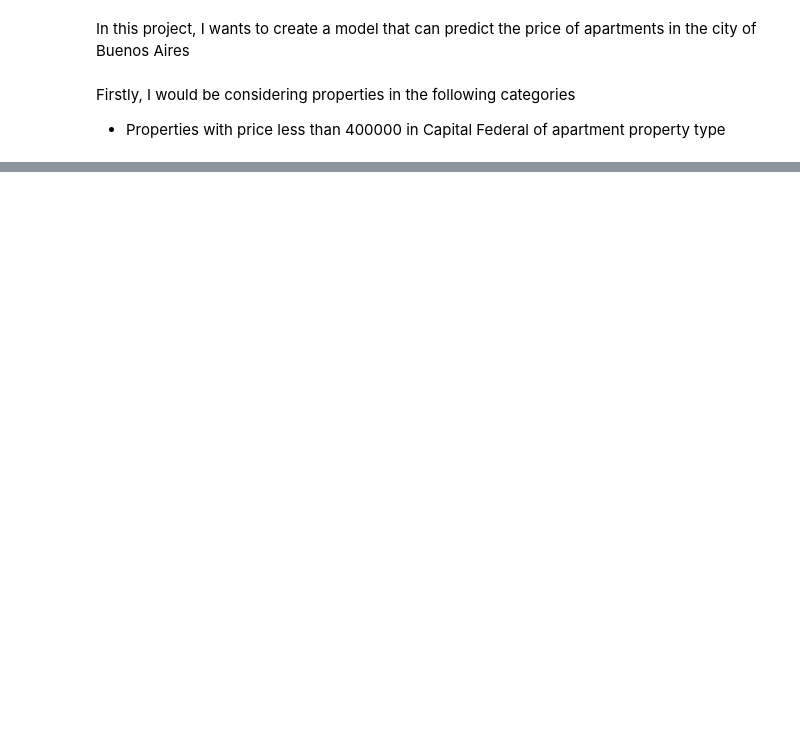
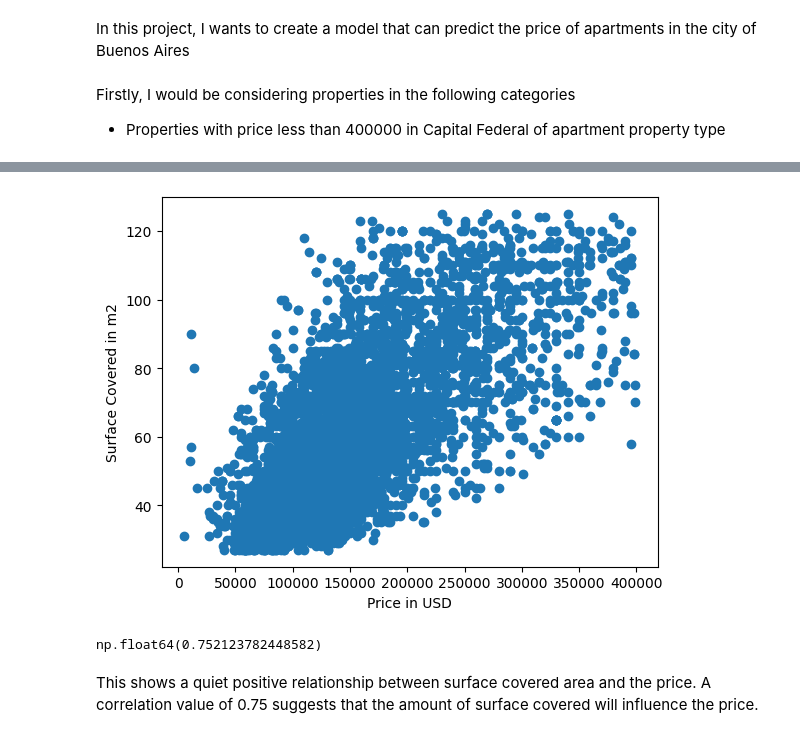
Before and after one commit to OkokoJnr/predicting-apartment-price, a Jupyter notebook: main.ipynb, the cells around one changed output, grey strips where cells are left out. Drawn from its saved outputs; the diff is of its cells as text; code cells hidden in the pictures; blank space fills up the shorter version.

```diff
--- a/main.ipynb
+++ b/main.ipynb
@@ -57,0 +90,13 @@ df.head()
+# %%
+plt.scatter(df["price_aprox_usd"], df["surface_covered_in_m2"],)
+plt.ylabel("Surface Covered in m2")
+plt.xlabel("Price in USD");
+# %% [output]
+[figure, added]
+# %%
+correlation = df["price_aprox_usd"].corr(df["surface_covered_in_m2"])
+correlation
+# %% [output]
+np.float64(0.752123782448582)
+# %% [markdown]
+This shows a quiet positive relationship between surface covered area and the price. A correlation value of 0.75 suggests that the amount of surface covered will influence the price.
```
Also changed, not shown: parts of 9 cells of this notebook.
